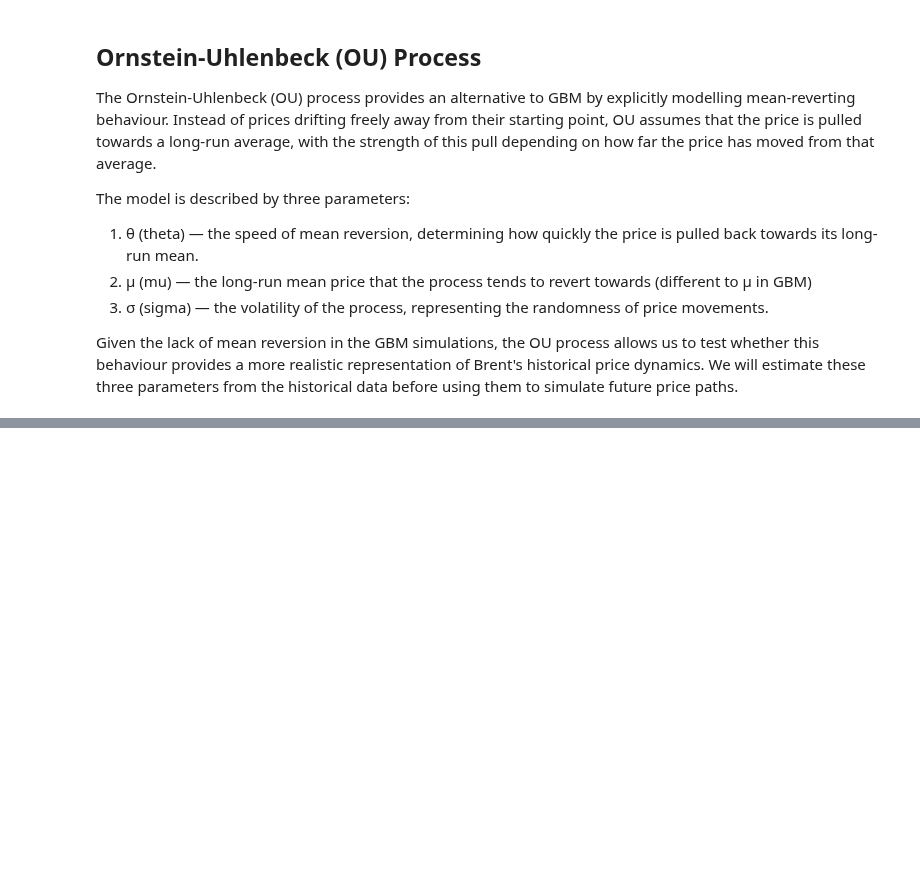
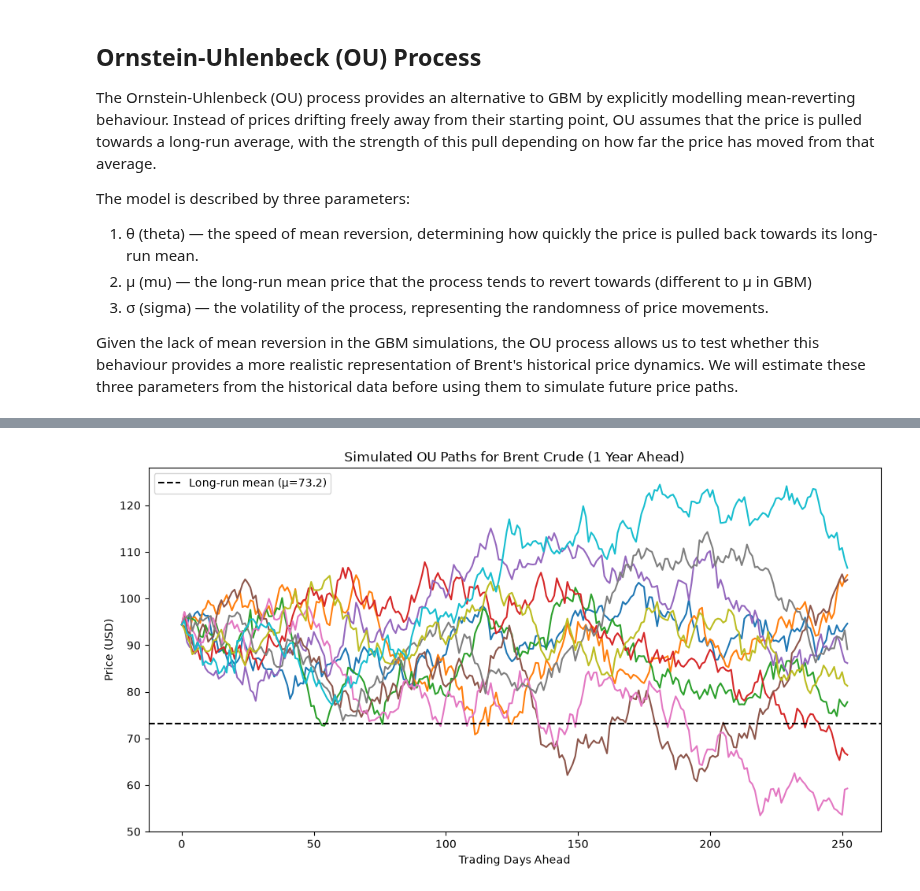
Before and after one commit to myuran-t/brent-crude-regime-model, a Jupyter notebook: brent_regime_model.ipynb, the cells around one changed output, grey strips where cells are left out. Cells and saved outputs as stored; diff of their text form; code cells hidden in the pictures; blank space fills up the shorter version.

```diff
--- a/brent_regime_model.ipynb
+++ b/brent_regime_model.ipynb
@@ -348,0 +348,18 @@ From the estimated slope and intercept, we can then recover θ and μ, while the
+# %%
+from scipy.stats import linregress
+
+dt = 1/252                                  # daily time step in years
+S = brent['Close'].values[:-1]              # prices at time t
+delta_S = np.diff(brent['Close'].values)    # changes in price from time t to t+1
+
+slope, intercept, r_value, p_value, std_err = linregress(S, delta_S) # parameter estimate
+
+theta = -slope / dt
+mu = intercept / (theta * dt)
+residuals = delta_S - (intercept + slope * S)
+sigma = residuals.std() * np.sqrt(1/dt)
+
+print(f"θ (speed of reversion): {theta:.4f}")
+print(f"μ (long-run mean): {mu:.4f}")
+print(f"σ (volatility): {sigma:.4f}")
+print(f"R²: {r_value**2:.4f}")
@@ -348,0 +377,26 @@ From the estimated slope and intercept, we can then recover θ and μ, while the
+# %%
+np.random.seed(42) # for reproducibility
+
+S0 = brent['Close'].iloc[-1]  # last observed price
+T = 1                         # time horizon in years
+dt = 1/252                    # time step in years (daily)
+N = int(T/dt)                 # number of time steps
+n_paths = 10                  # number of simulated paths
+
+ou_paths = np.zeros((N+1, n_paths)) # initialize array to hold simulated paths
+ou_paths[0] = S0
+
+for t in range(1, N+1):
+    Z = np.random.standard_normal(n_paths)
+    ou_paths[t] = ou_paths[t-1] + theta * (mu - ou_paths[t-1]) * dt + sigma * np.sqrt(dt) * Z # simulate OU paths
+
+plt.figure(figsize=(12, 6)) # plot the simulated paths
+plt.plot(ou_paths)
+plt.axhline(mu, color='black', linestyle='--', label=f'Long-run mean (μ={mu:.1f})')
+plt.title('Simulated OU Paths for Brent Crude (1 Year Ahead)')
+plt.xlabel('Trading Days Ahead')
+plt.ylabel('Price (USD)')
+plt.legend()
+plt.show()
+# %% [output]
+[figure, added]
```
Also changed, not shown: parts of 6 cells of this notebook.
